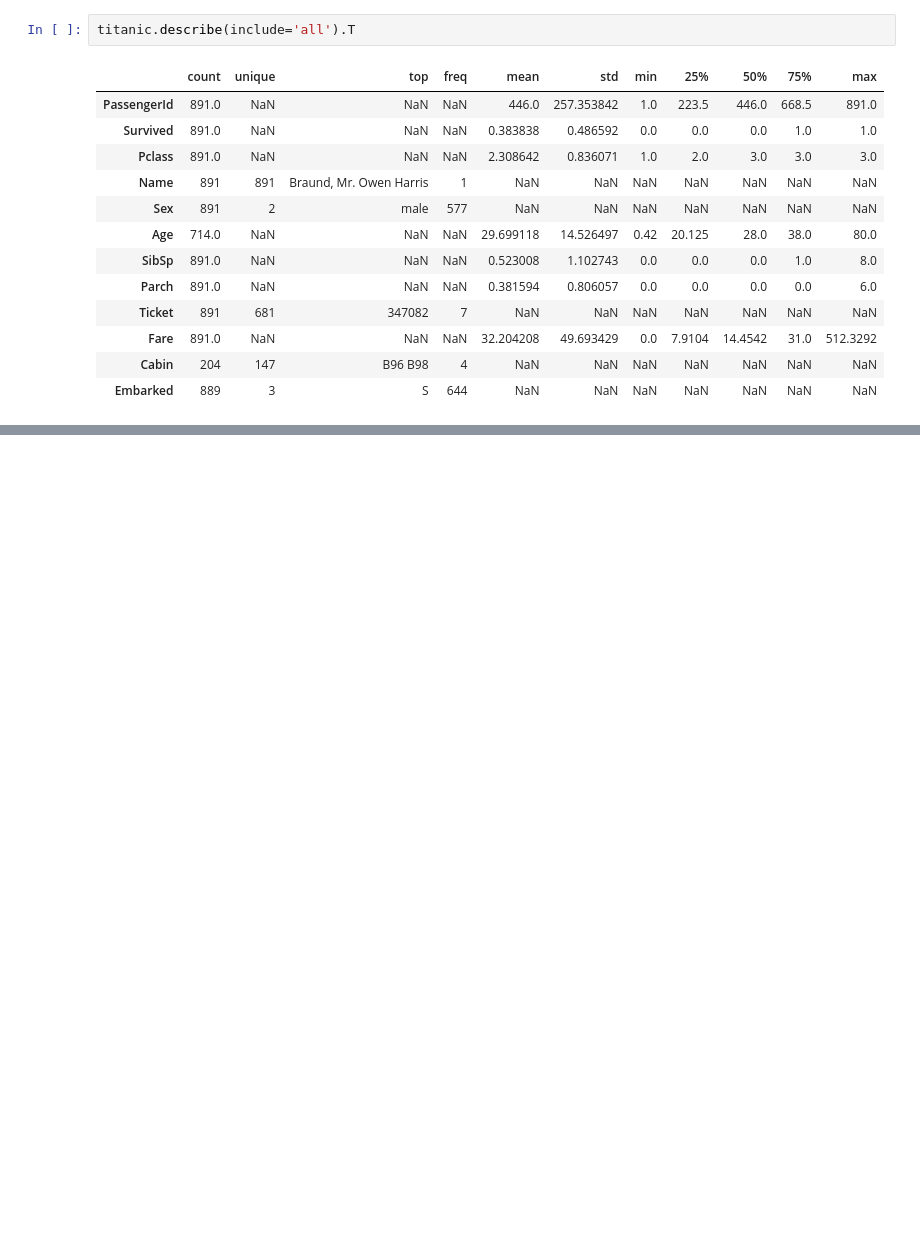
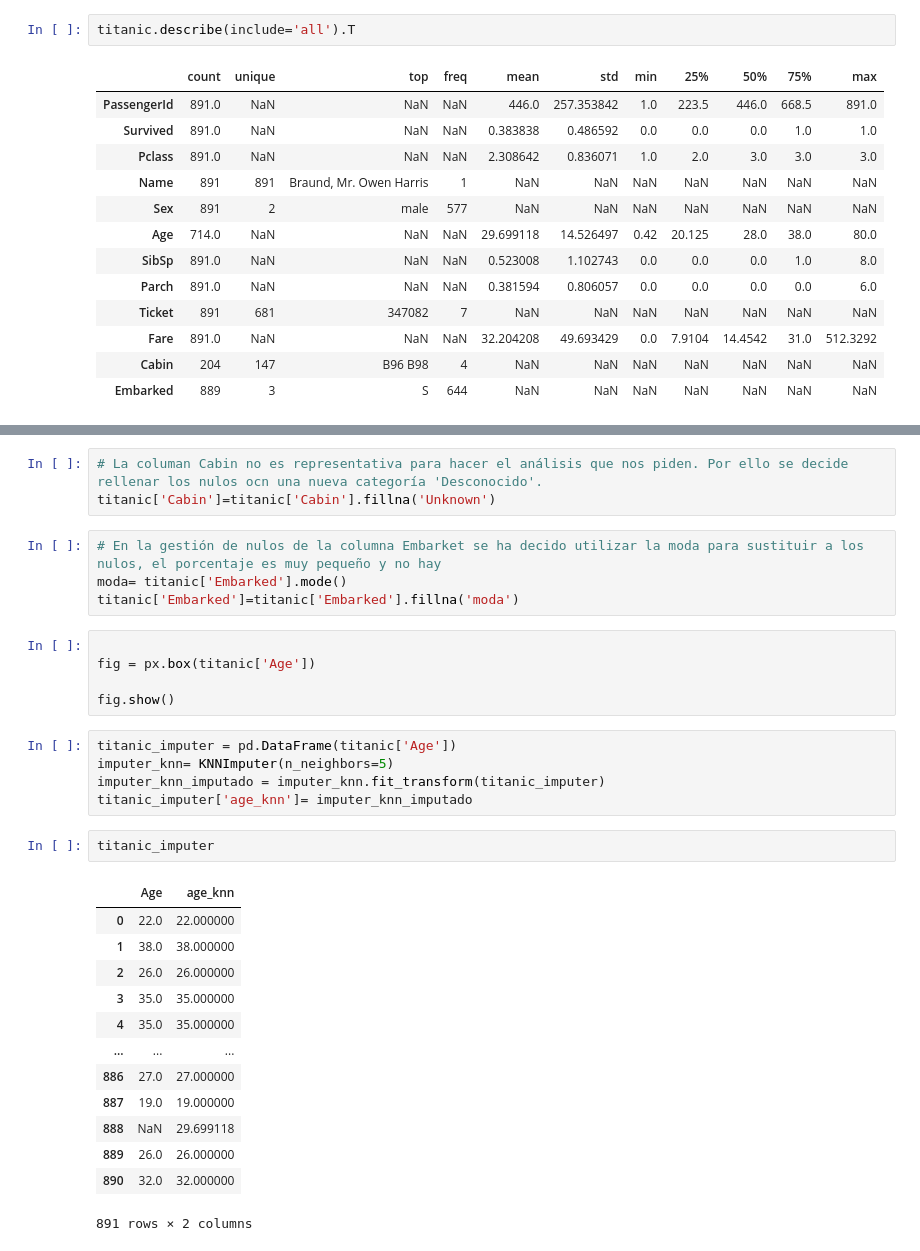
Before and after one commit to Mariadelmardp/Curso-ML, a Jupyter notebook: EDA Titanic/eda_titanic.ipynb, the cells around one changed output, grey strips where cells are left out. Drawn from its saved outputs; the diff is of its cells as text; blank space fills up the shorter version.

```diff
--- a/EDA Titanic/eda_titanic.ipynb
+++ b/EDA Titanic/eda_titanic.ipynb
@@ -117,0 +151,33 @@ titanic.describe(include='all').T
+# %%
+# La columan Cabin no es representativa para hacer el análisis que nos piden. Por ello se decide rellenar los nulos ocn una nueva categoría 'Desconocido'.
+titanic['Cabin']=titanic['Cabin'].fillna('Unknown')
+# %%
+# En la gestión de nulos de la columna Embarket se ha decido utilizar la moda para sustituir a los nulos, el porcentaje es muy pequeño y no hay
+moda= titanic['Embarked'].mode()
+titanic['Embarked']=titanic['Embarked'].fillna('moda')
+# %%
+
+fig = px.box(titanic['Age'])
+
+fig.show()
+# %%
+titanic_imputer = pd.DataFrame(titanic['Age'])
+imputer_knn= KNNImputer(n_neighbors=5)
+imputer_knn_imputado = imputer_knn.fit_transform(titanic_imputer)
+titanic_imputer['age_knn']= imputer_knn_imputado
+# %%
+titanic_imputer
+# %% [output]
+|  | Age | age_knn |
+| 0 | 22.0 | 22.000000 |
+| 1 | 38.0 | 38.000000 |
+| 2 | 26.0 | 26.000000 |
+| 3 | 35.0 | 35.000000 |
+| 4 | 35.0 | 35.000000 |
+| ... | ... | ... |
+| 886 | 27.0 | 27.000000 |
+| 887 | 19.0 | 19.000000 |
+| 888 | NaN | 29.699118 |
+| 889 | 26.0 | 26.000000 |
+| 890 | 32.0 | 32.000000 |
+891 rows × 2 columns
```
Also changed, not shown: parts of 18 cells of this notebook, 1 other file.
